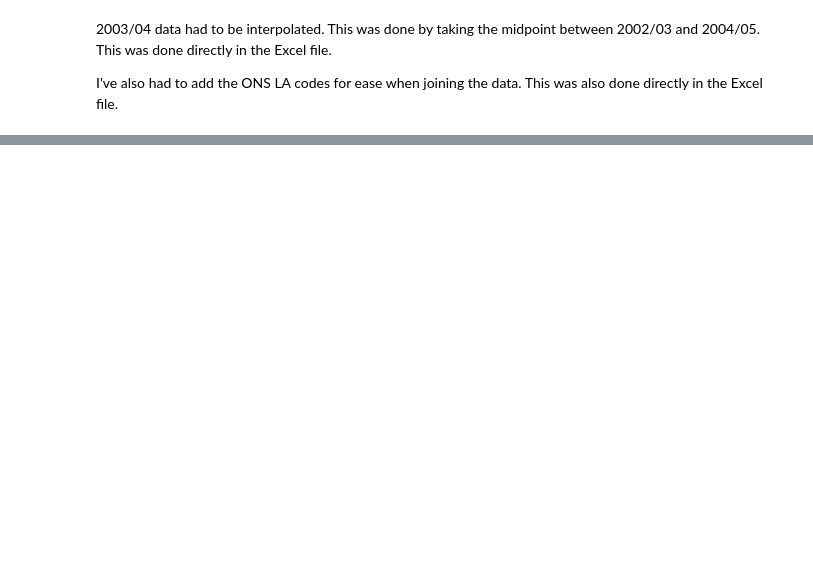
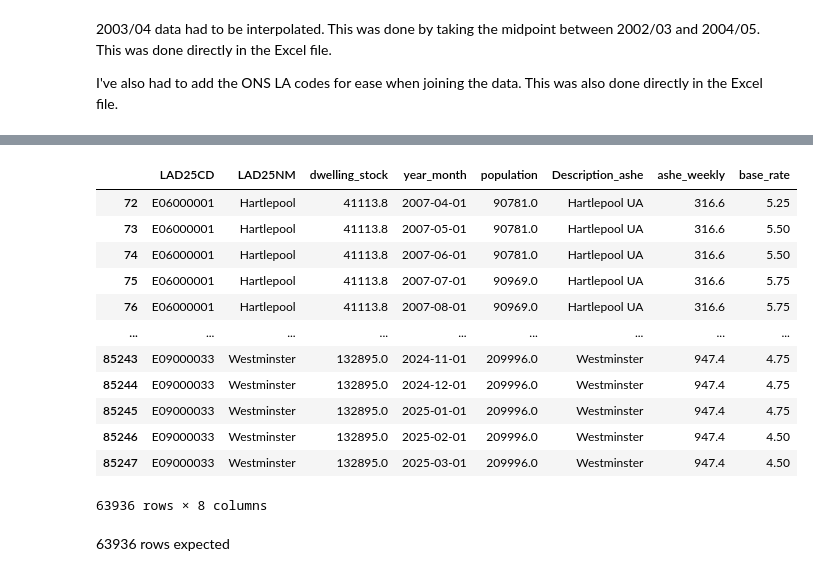
Before and after one commit to sxl634/UK-average-house-price-prediction, a Jupyter notebook: notebooks/data preprocessing/3_additional data.ipynb, the cells around one changed output, grey strips where cells are left out. Drawn from its saved outputs; the diff is of its cells as text; code cells hidden in the pictures; blank space fills up the shorter version.

```diff
--- a/notebooks/data preprocessing/3_additional data.ipynb
+++ b/notebooks/data preprocessing/3_additional data.ipynb
@@ -132,0 +229,11 @@ claimant_count
+# %%
+## Function to replace LA code and name pair to fix LA changes
+def replace_la_pair(df, old_code, old_area, new_code, new_area, code_col='NewONScode', area_col='Area'):
+    """Replace NewONScode and Area where both match old values.
+    Prints number of rows changed and returns the dataframe."""
+    mask = (df[code_col] == old_code) & (df[area_col] == old_area)
+    changed = int(mask.sum())
+    if changed:
+        df.loc[mask, [code_col, area_col]] = [new_code, new_area]
+    print(f"Updated rows ({old_code}, {old_area} -> {new_code}, {new_area}): {changed}")
+    return df
@@ -149,4 +402,7 @@ raw_orr_data = pd.melt(
     value_name='Value'                      # name for new value column
 )
 # %%
-orr_data = raw_orr_data.groupby(['Financial year', 'Local authority: district or unitary', 'Local authority code'], as_index=False)['Value'].sum()
+orr_data = raw_orr_data.groupby(
+    ['Financial year', 'Local authority: district or unitary', 'Local authority code'],
+      as_index=False
+)['Value'].sum()
@@ -169,3 +409,11 @@ orr_data
 # %%
-orr_data = pd.merge(orr_data, fy_lookup, how='outer', on='Financial year')
+orr_data = pd.merge(
+    orr_data,
+    fy_lookup[['year_month','Financial year']],
+    how='left',
+    left_on='Financial year',
+    right_on='Financial year'
+)
+# %%
+orr_data.rename(columns={'Local authority code': 'LAD25CD', 'Local authority: district or unitary': 'LAD25NM'}, inplace=True)
 # %% [markdown]
@@ -205,0 +584,18 @@ cpih_gdp_orr_data
+# %%
+additional_data
+# %% [output]
+|  | LAD25CD | LAD25NM | dwelling_stock | year_month | population | Description_ashe | ashe_weekly | base_rate |
+| 72 | E06000001 | Hartlepool | 41113.8 | 2007-04-01 | 90781.0 | Hartlepool UA | 316.6 | 5.25 |
+| 73 | E06000001 | Hartlepool | 41113.8 | 2007-05-01 | 90781.0 | Hartlepool UA | 316.6 | 5.50 |
+| 74 | E06000001 | Hartlepool | 41113.8 | 2007-06-01 | 90781.0 | Hartlepool UA | 316.6 | 5.50 |
+| 75 | E06000001 | Hartlepool | 41113.8 | 2007-07-01 | 90969.0 | Hartlepool UA | 316.6 | 5.75 |
+| 76 | E06000001 | Hartlepool | 41113.8 | 2007-08-01 | 90969.0 | Hartlepool UA | 316.6 | 5.75 |
+| ... | ... | ... | ... | ... | ... | ... | ... | ... |
+| 85243 | E09000033 | Westminster | 132895.0 | 2024-11-01 | 209996.0 | Westminster | 947.4 | 4.75 |
+| 85244 | E09000033 | Westminster | 132895.0 | 2024-12-01 | 209996.0 | Westminster | 947.4 | 4.75 |
+| 85245 | E09000033 | Westminster | 132895.0 | 2025-01-01 | 209996.0 | Westminster | 947.4 | 4.75 |
+| 85246 | E09000033 | Westminster | 132895.0 | 2025-02-01 | 209996.0 | Westminster | 947.4 | 4.50 |
+| 85247 | E09000033 | Westminster | 132895.0 | 2025-03-01 | 209996.0 | Westminster | 947.4 | 4.50 |
+63936 rows × 8 columns
+# %% [markdown]
+63936 rows expected
```
Also changed, not shown: parts of 30 cells of this notebook.
